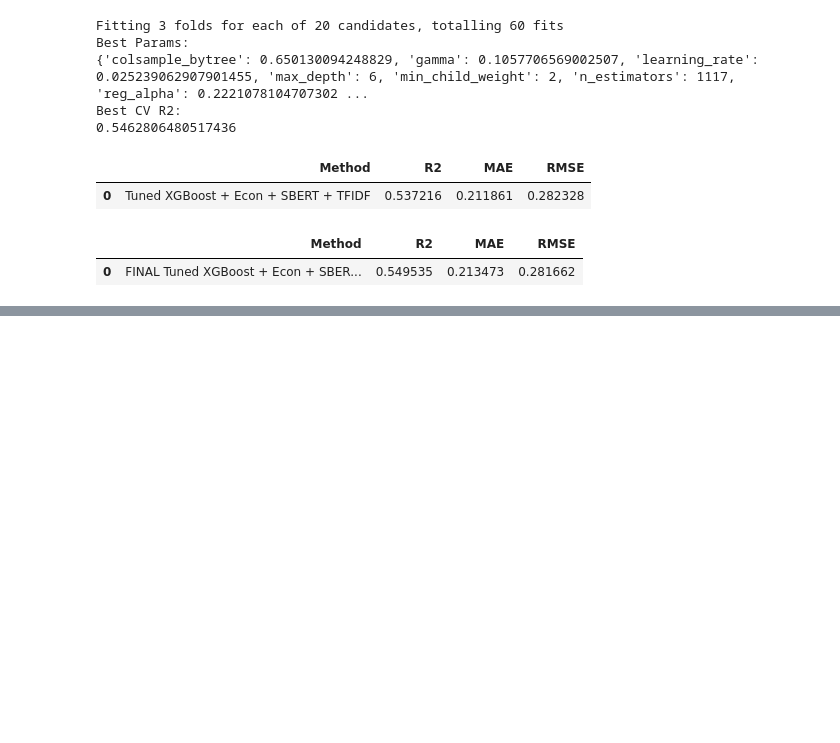
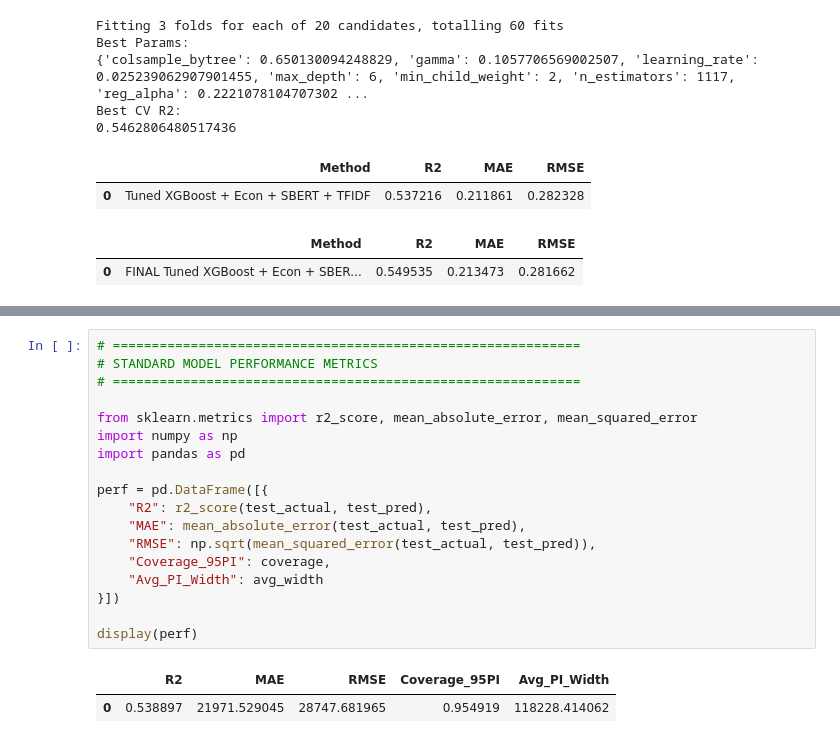
Before and after one commit to miguelcaeg/LT10_MLThesisProject, a Jupyter notebook: New Yana Thesis Attempt.ipynb, the cells around one changed output, grey strips where cells are left out. Cells and saved outputs as stored; diff of their text form; blank space fills up the shorter version.

```diff
--- a/New Yana Thesis Attempt.ipynb
+++ b/New Yana Thesis Attempt.ipynb
@@ -1208,0 +1383,21 @@ Best CV R2:
+# %%
+# ============================================================
+# STANDARD MODEL PERFORMANCE METRICS
+# ============================================================
+
+from sklearn.metrics import r2_score, mean_absolute_error, mean_squared_error
+import numpy as np
+import pandas as pd
+
+perf = pd.DataFrame([{
+    "R2": r2_score(test_actual, test_pred),
+    "MAE": mean_absolute_error(test_actual, test_pred),
+    "RMSE": np.sqrt(mean_squared_error(test_actual, test_pred)),
+    "Coverage_95PI": coverage,
+    "Avg_PI_Width": avg_width
+}])
+
+display(perf)
+# %% [output]
+|  | R2 | MAE | RMSE | Coverage_95PI | Avg_PI_Width |
+| 0 | 0.538897 | 21971.529045 | 28747.681965 | 0.954919 | 118228.414062 |
```
Also changed, not shown: parts of 2 cells of this notebook.
